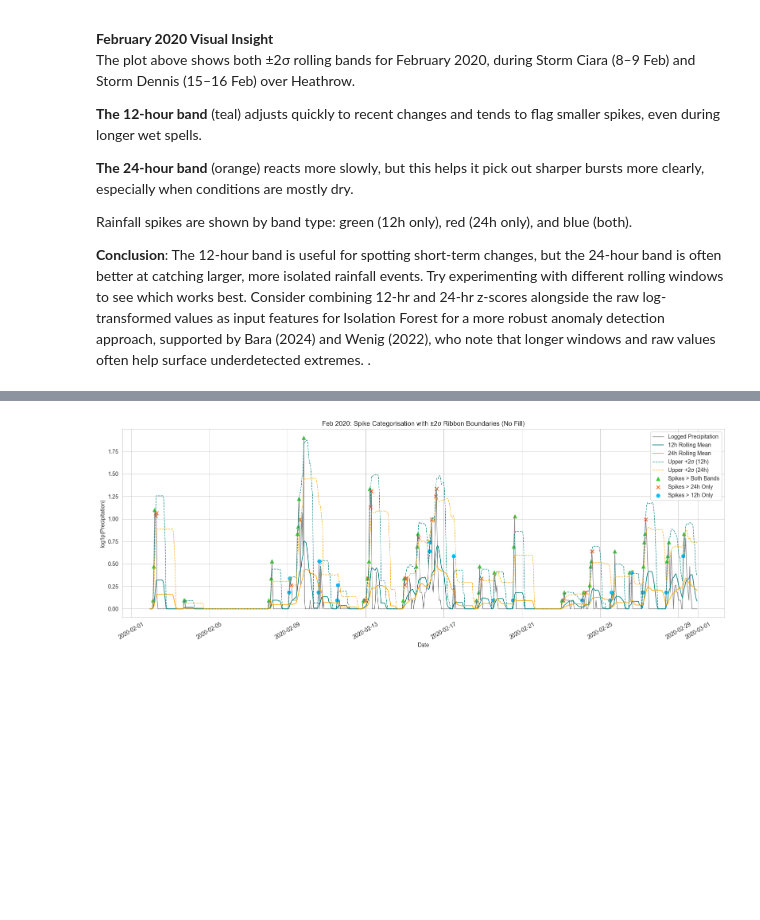
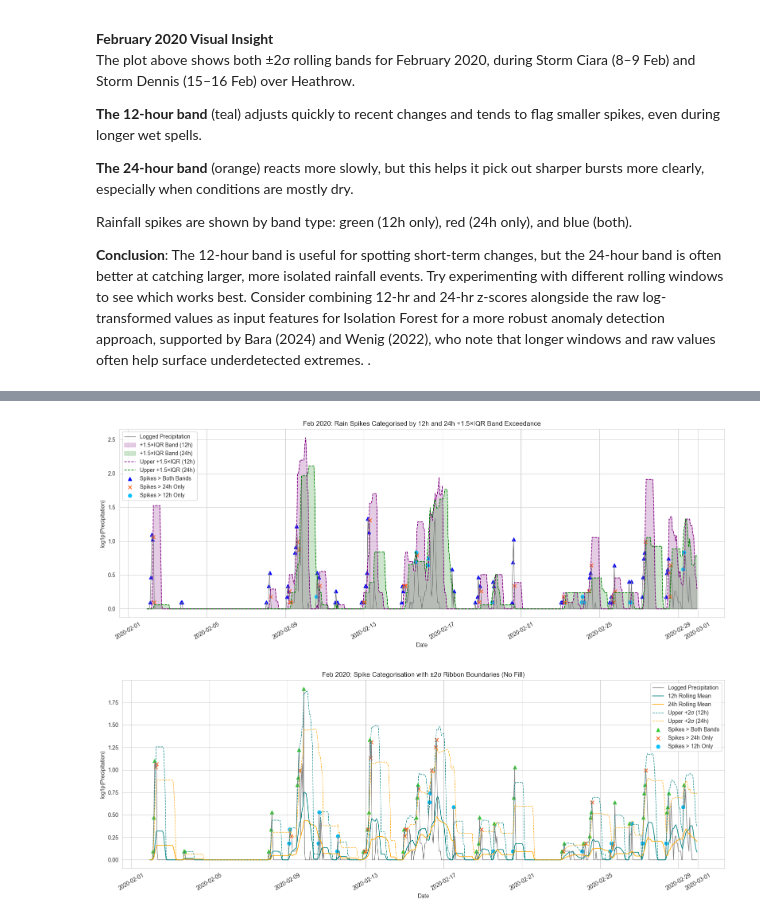
Before and after one commit to Jeremiah-Bachtin/comp1884-group6-weather-anomaly-detection-system, a Jupyter notebook: notebooks/notebook_jeremy_EDA.ipynb, the cells around one changed output, grey strips where cells are left out. Saved outputs shown, nothing was run; the diff lists cells and outputs as text; code cells hidden in the pictures; blank space fills up the shorter version.

Commit message:
IQR banding was added for 12-hr ans 24-hr rolling window comparison.

```diff
--- a/notebooks/notebook_jeremy_EDA.ipynb
+++ b/notebooks/notebook_jeremy_EDA.ipynb
@@ -606,3 +650,83 @@ The 12-hour band is useful for spotting short-term changes, but the 24-hour band
+# %%
+# Compute rolling Q1, Q3, IQR and upper bounds for 12h and 24h
+for window in [12, 24]:
+    q1_col = f"Q1_{window}h"
+    q3_col = f"Q3_{window}h"
+    iqr_col = f"IQR_{window}h"
+    upper_iqr_col = f"upper_IQR_{window}h"
+
+    df_Feb2020[q1_col] = df_Feb2020["precip_log"].rolling(window).quantile(0.25)
+    df_Feb2020[q3_col] = df_Feb2020["precip_log"].rolling(window).quantile(0.75)
+    df_Feb2020[iqr_col] = df_Feb2020[q3_col] - df_Feb2020[q1_col]
+    df_Feb2020[upper_iqr_col] = df_Feb2020[q3_col] + 1.5 * df_Feb2020[iqr_col]
+
+# Clean and prepare data
+plot_df = df_Feb2020.dropna(subset=[
+    "precip_log", "Q3_12h", "Q3_24h", "upper_IQR_12h", "upper_IQR_24h", "precipitation"
+]).copy()
+
+# Define arrays
+x = plot_df.index
+y = plot_df["precip_log"].astype("float64").values
+upper_iqr_12h = plot_df["upper_IQR_12h"].astype("float64").values
+upper_iqr_24h = plot_df["upper_IQR_24h"].astype("float64").values
+rain_spikes = plot_df["precipitation"].values > 0
+
+# Spike categories
+both = (y > upper_iqr_12h) & (y > upper_iqr_24h) & rain_spikes
+only_24h = (y > upper_iqr_24h) & ~both & rain_spikes
+only_12h = (y > upper_iqr_12h) & ~both & rain_spikes
+
+
+# Plot
+plt.figure(figsize=(16, 6))
+
+# Plot raw log1p precipitation
+plt.plot(x, y, label="Logged Precipitation", color="gray", linewidth=1)
+
+# Fill areas under the upper IQR bands
+plt.fill_between(x, 0, upper_iqr_12h, color="purple", alpha=0.2, label="+1.5×IQR Band (12h)")
+plt.fill_between(x, 0, upper_iqr_24h, color="green", alpha=0.2, label="+1.5×IQR Band (24h)")
+
+# Outline of the upper bounds
+plt.plot(x, upper_iqr_12h, color="purple", linestyle="--", linewidth=1.2, label="Upper +1.5×IQR (12h)")
+plt.plot(x, upper_iqr_24h, color="green", linestyle="--", linewidth=1.2, label="Upper +1.5×IQR (24h)")
+
+# Spike markers
+plt.scatter(x[both], y[both], color="blue", marker="^", s=40, label="Spikes > Both Bands")
+plt.scatter(x[only_24h], y[only_24h], color="#FF5F1F", marker="x", s=40, label="Spikes > 24h Only")
+plt.scatter(x[only_12h], y[only_12h], color="#00BFFF", marker="o", s=40, label="Spikes > 12h Only")
+
+# Final layout
+plt.title("Feb 2020: Rain Spikes Categorised by 12h and 24h +1.5×IQR Band Exceedance")
+plt.xlabel("Date")
+plt.xticks(rotation=30)
+plt.ylabel("log1p(Precipitation)")
+plt.legend()
+plt.grid(True)
+plt.tight_layout()
+plt.show()
+#
+# plt.plot(x, y, label="Logged Precipitation", color="gray", linewidth=1)
+# plt.plot(x, upper_iqr_12h, color="purple", linestyle="--", linewidth=1.2, label="Upper +1.5×IQR (12h)")
+# plt.plot(x, upper_iqr_24h, color="green", linestyle="--", linewidth=1.2, label="Upper +1.5×IQR (24h)")
+#
+# # Spike markers
+# plt.scatter(x[both], y[both], color="blue", marker="^", s=40, label="Spikes > Both Bands")
+# plt.scatter(x[only_24h], y[only_24h], color="#FF5F1F", marker="x", s=40, label="Spikes > 24h Only")
+# plt.scatter(x[only_12h], y[only_12h], color="#00BFFF", marker="o", s=40, label="Spikes > 12h Only")
+#
+# # Final touches
+# plt.title("Feb 2020: Rain Spikes Categorised by 12h and 24h +1.5×IQR Band Exceedance")
+# plt.xlabel("Date")
+# plt.xticks(rotation=30)
+# plt.ylabel("log1p(Precipitation)")
+# plt.legend()
+# plt.grid(True)
+# plt.tight_layout()
+# plt.show()
+# %% [output]
+[figure, added]
 # %%
 # # Plot
 # plt.figure(figsize=(16, 6))
```
Also changed, not shown: parts of 2 cells of this notebook.
